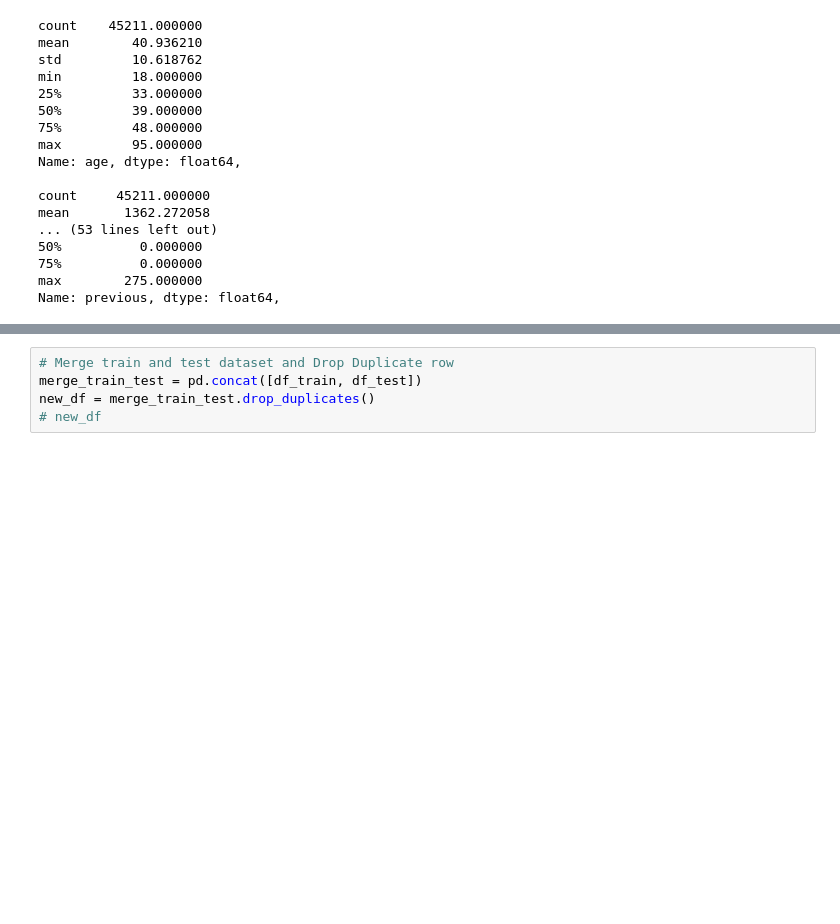
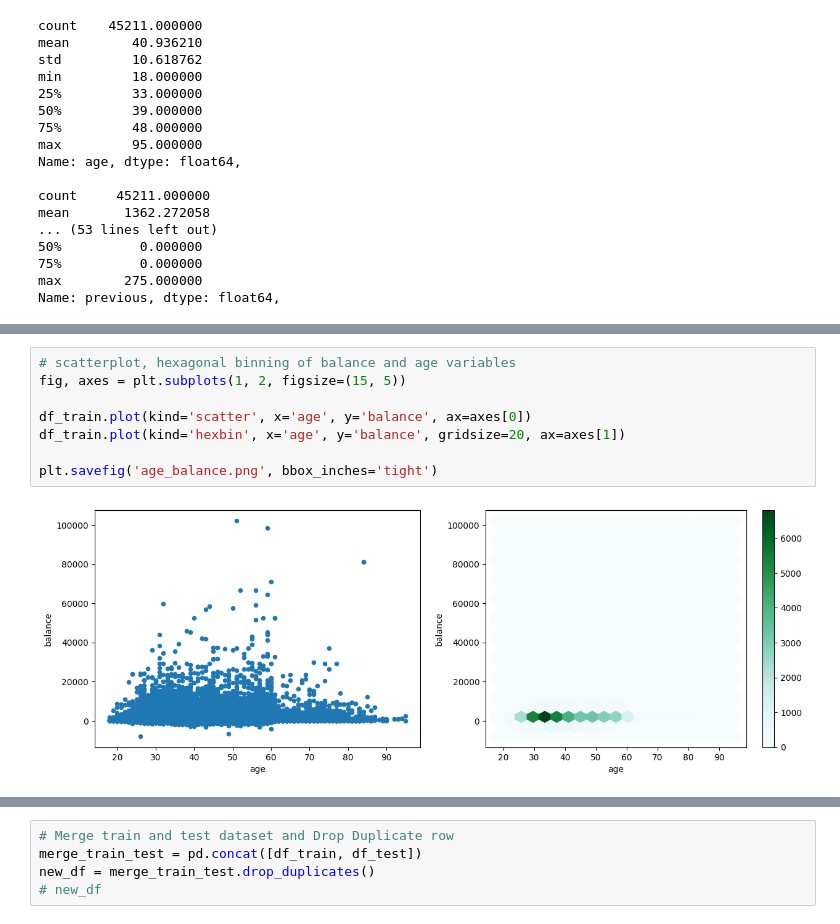
Before and after one commit to SoriyaChan/XGBoost, a Jupyter notebook: XGBClassifer2.ipynb, the cells around one changed output, grey strips where cells are left out. Saved outputs shown, nothing was run; the diff lists cells and outputs as text; blank space fills up the shorter version.

```diff
--- a/XGBClassifer2.ipynb
+++ b/XGBClassifer2.ipynb
@@ -143,0 +190,10 @@ Name: previous, dtype: float64,
+# %%
+# scatterplot, hexagonal binning of balance and age variables
+fig, axes = plt.subplots(1, 2, figsize=(15, 5))
+
+df_train.plot(kind='scatter', x='age', y='balance', ax=axes[0])
+df_train.plot(kind='hexbin', x='age', y='balance', gridsize=20, ax=axes[1])
+
+plt.savefig('age_balance.png', bbox_inches='tight')
+# %% [output]
+[figure, added]
```
Also changed, not shown: parts of 16 cells of this notebook, 4 other files.
